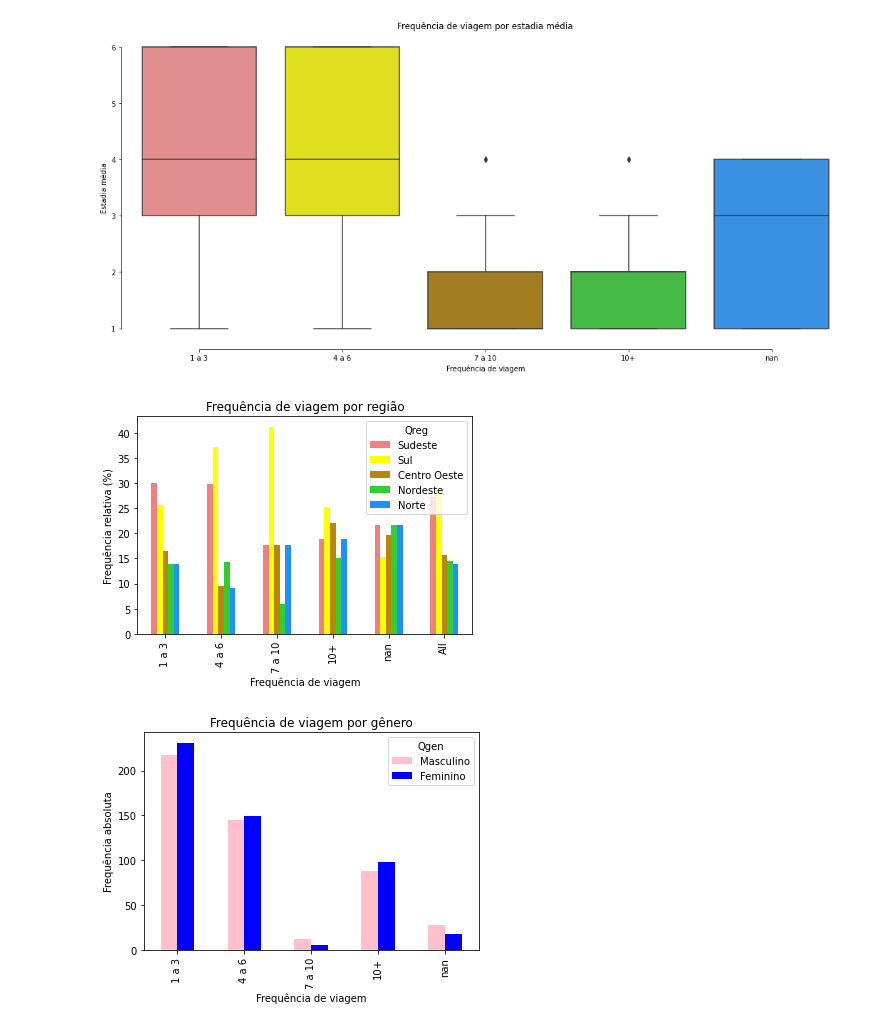
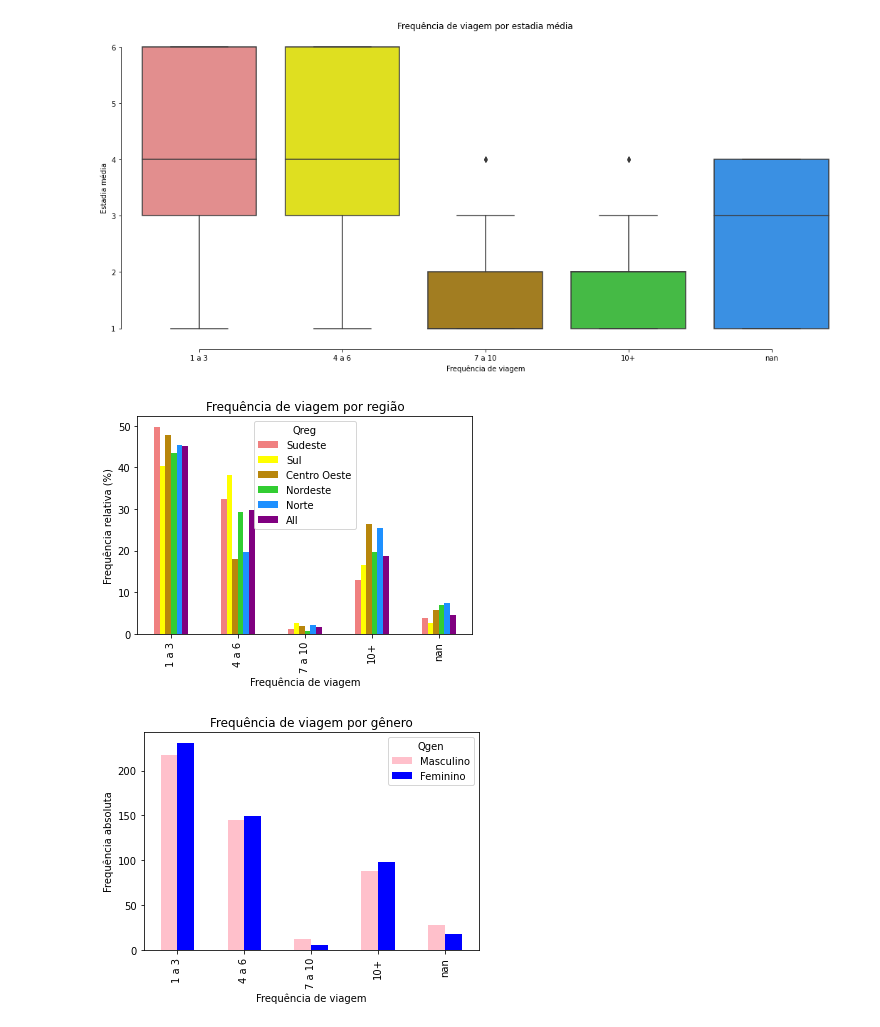
Before and after one commit to pmahfuz/Jr_hotelaria, a Jupyter notebook: Analise_base.ipynb, the cells around one changed output. Drawn from its saved outputs; the diff is of its cells as text; code cells hidden in the pictures.

```diff
--- a/Analise_base.ipynb
+++ b/Analise_base.ipynb
@@ -178,7 +178,7 @@ regiao = df_ae['Qreg'] # qualitativa
 Abaixo está a análise exploratória. Nossa ideia inicial é ver qual é o "tipo de pessoa" que viaja com mais frequência. Além disso, fizemos algumas outras análises para obter informações importantes a respeito do banco de dados.
 # %%
 # Cores
-cores = ['lightcoral', 'yellow', 'darkgoldenrod', 'limegreen', 'dodgerblue']
+cores = ['lightcoral', 'yellow', 'darkgoldenrod', 'limegreen', 'dodgerblue', 'purple', 'red']
 cores2 = [ 'pink', 'blue']
 cores3 = ['blue', 'red']
 # %%
@@ -212,16 +212,18 @@ sns.despine(offset=10, trim=True)
 [figure]
 # %%
 # Gráfico de barras de frequência de viagem por região
-freq_x_regiao = pd.crosstab(freq_de_viagem, regiao, normalize = 'index', margins = True).round(3)*100
+freq_x_regiao = pd.crosstab(freq_de_viagem, regiao, normalize = 'columns', margins = True).round(3)*100
+#normalize = index --> Ex: Freq.A: sudeste + sul + nordeste + centro oeste = 100%
+#normalize = columns --> Ex: Sudeste - freq.A + sudeste - freq.B + sudeste - freq.C - 100%
 
 freq_x_regiao.plot.bar(color = cores)
 plt.title('Frequência de viagem por região')
 plt.ylabel('Frequência relativa (%)')
 plt.xlabel('Frequência de viagem')
 #plt.legend(loc='center')
 plt.show()
 # %% [output]
-[figure, old version]
+[figure, new version]
 # %%
 # Gráfico de barras de frequência de viagem por gênero
 freq_x_gen = pd.crosstab(freq_de_viagem, genero)
```
Also changed, not shown: parts of 1 cell of this notebook.
